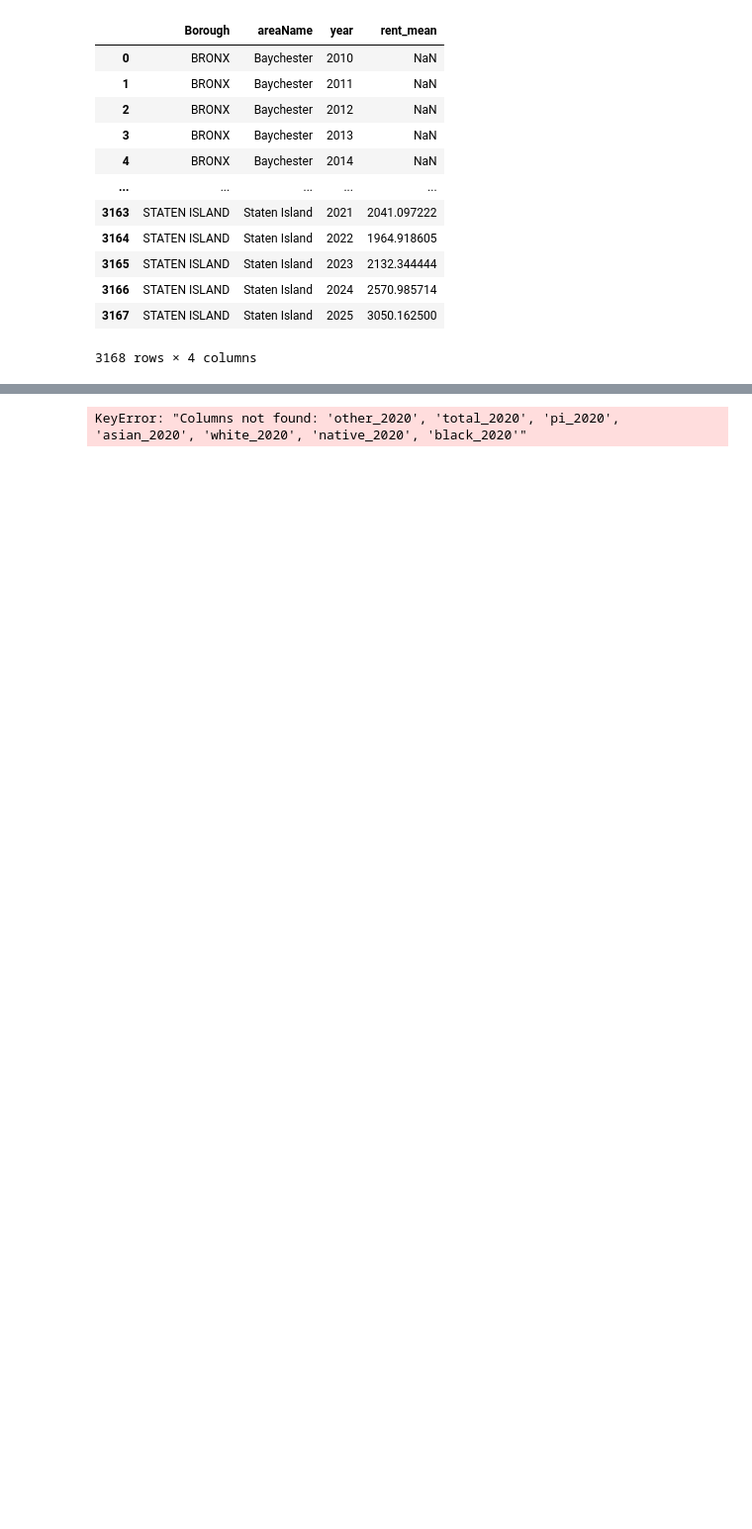
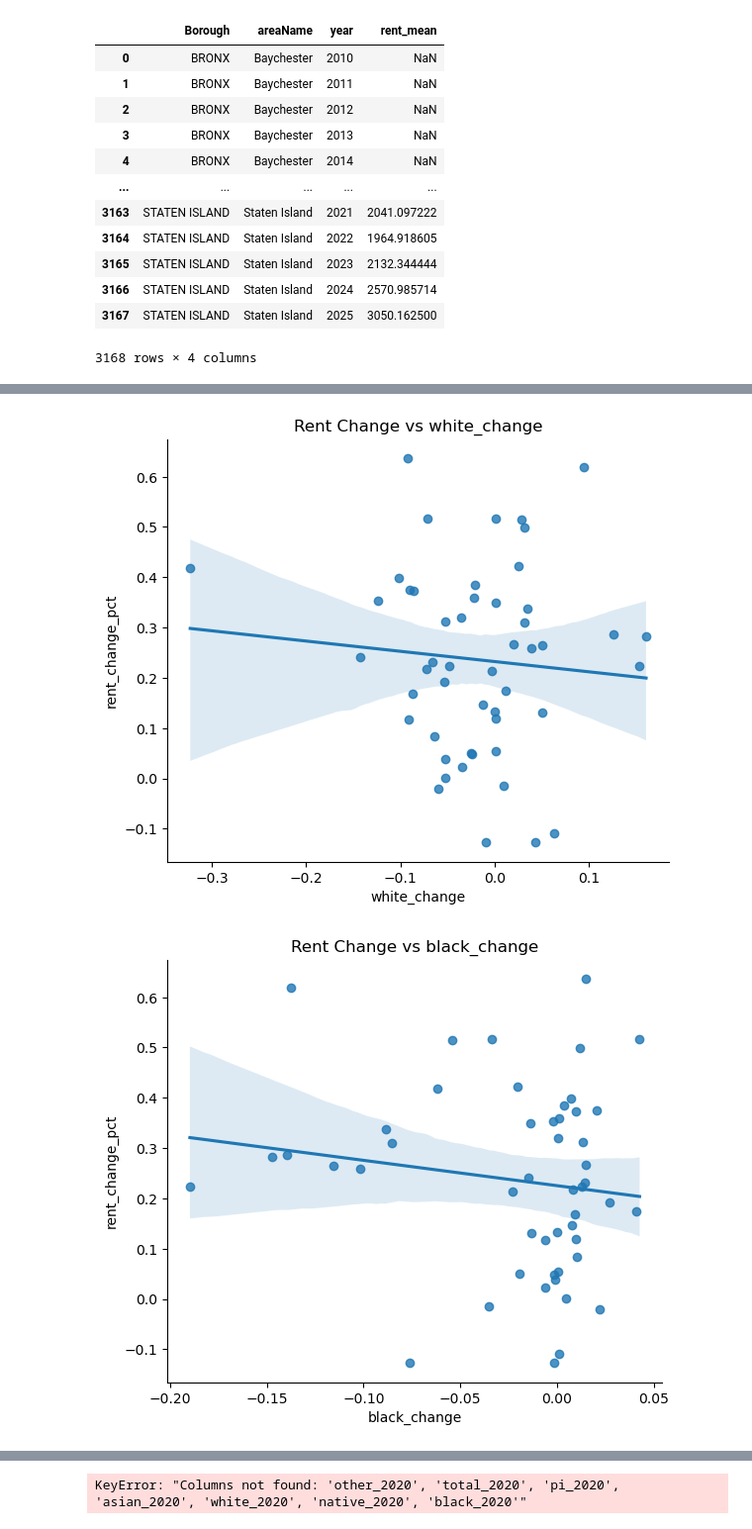
Before and after one commit to NYCRentAndSalary/NYCRentAndSalary.github.io, a Jupyter notebook: gentrification.ipynb, the cells around one changed output, grey strips where cells are left out. Shown at 99% size. Saved outputs shown, nothing was run; the diff lists cells and outputs as text; code cells hidden in the pictures; blank space fills up the shorter version.

Commit message:
Ethnicity data

```diff
--- a/gentrification.ipynb
+++ b/gentrification.ipynb
@@ -1486,0 +1581,5 @@ hisp2020_nta = hisp2020.merge(nta20, on=["tract"], how="left")
+# %%
+# Group rent data by NTA_name and year, take mean
+rent_by_nta = rent_with_nta.groupby(["NTA_name", "year"], as_index=False).agg({
+    "rent_mean": "mean"
+}).rename(columns={"rent_mean": "rent_mean_nta"})
@@ -1486,0 +1623,23 @@ hisp2020_nta = hisp2020.merge(nta20, on=["tract"], how="left")
+# %%
+# Calculate shares in long format
+for g in groups:
+    final[f"{g}_share"] = final[g] / final["total"]
+
+# Pivot to get 2010 and 2020 side by side (just for these columns)
+final_wide = final.pivot_table(
+    index="NTA_name",
+    columns="year",
+    values=[f"{g}_share" for g in groups] + ["rent_mean_nta"],
+    aggfunc="first"
+).reset_index()
+
+# Flatten and calculate changes
+final_wide.columns = ["_".join(col).strip("_") for col in final_wide.columns]
+
+for g in groups:
+    if f"{g}_share_2010" in final_wide.columns and f"{g}_share_2020" in final_wide.columns:
+        final_wide[f"{g}_share_change"] = final_wide[f"{g}_share_2020"] - final_wide[f"{g}_share_2010"]
+
+final_wide["rent_change"] = final_wide["rent_mean_nta_2020"] - final_wide["rent_mean_nta_2010"]
+
+final_wide
@@ -1486,0 +1862,8 @@ hisp2020_nta = hisp2020.merge(nta20, on=["tract"], how="left")
+# %%
+final_wide["rent_change_pct"] = (final_wide["rent_mean_nta_2020"] - final_wide["rent_mean_nta_2010"]) / final_wide["rent_mean_nta_2010"]
+final_wide["white_change"] = final_wide["white_share_2020"] - final_wide["white_share_2010"]
+final_wide["black_change"] = final_wide["black_share_2020"] - final_wide["black_share_2010"]
+final_wide["asian_change"] = final_wide["asian_share_2020"] - final_wide["asian_share_2010"]
+final_wide["pi_change"] = final_wide["pi_share_2020"] - final_wide["pi_share_2010"]
+final_wide["native_change"] = final_wide["native_share_2020"] - final_wide["native_share_2010"]
+final_wide["other_change"] = final_wide["other_share_2020"] - final_wide["other_share_2010"]
@@ -1486,0 +1927,11 @@ hisp2020_nta = hisp2020.merge(nta20, on=["tract"], how="left")
+# %%
+import seaborn as sns
+import matplotlib.pyplot as plt
+
+for race in ["white_change","black_change","asian_change","pi_change","native_change","other_change"]:
+    sns.lmplot(data=final_wide, x=race, y="rent_change_pct", height=5, aspect=1.2)
+    plt.title(f"Rent Change vs {race}")
+    plt.show()
+# %% [output]
+[figure, added]
+[figure, added]
```
Also changed, not shown: parts of 82 cells of this notebook, 1 other file.
